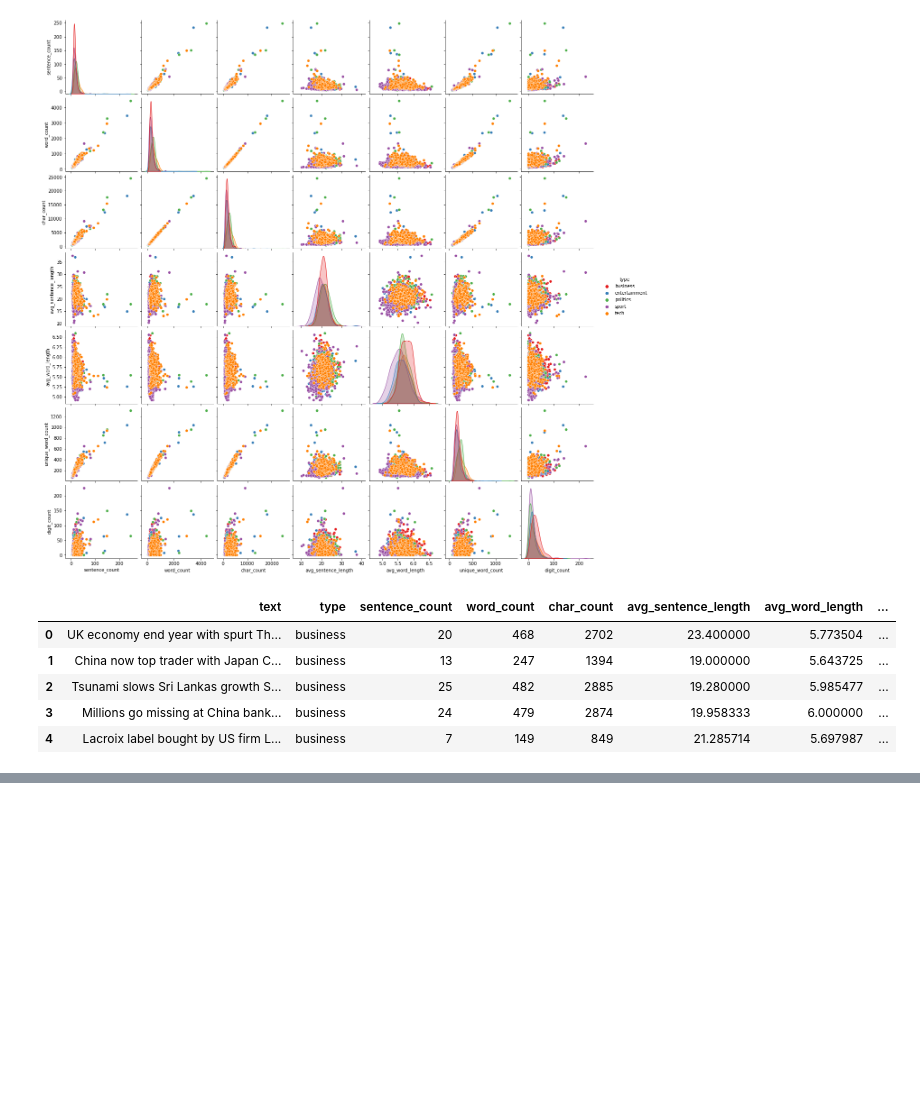
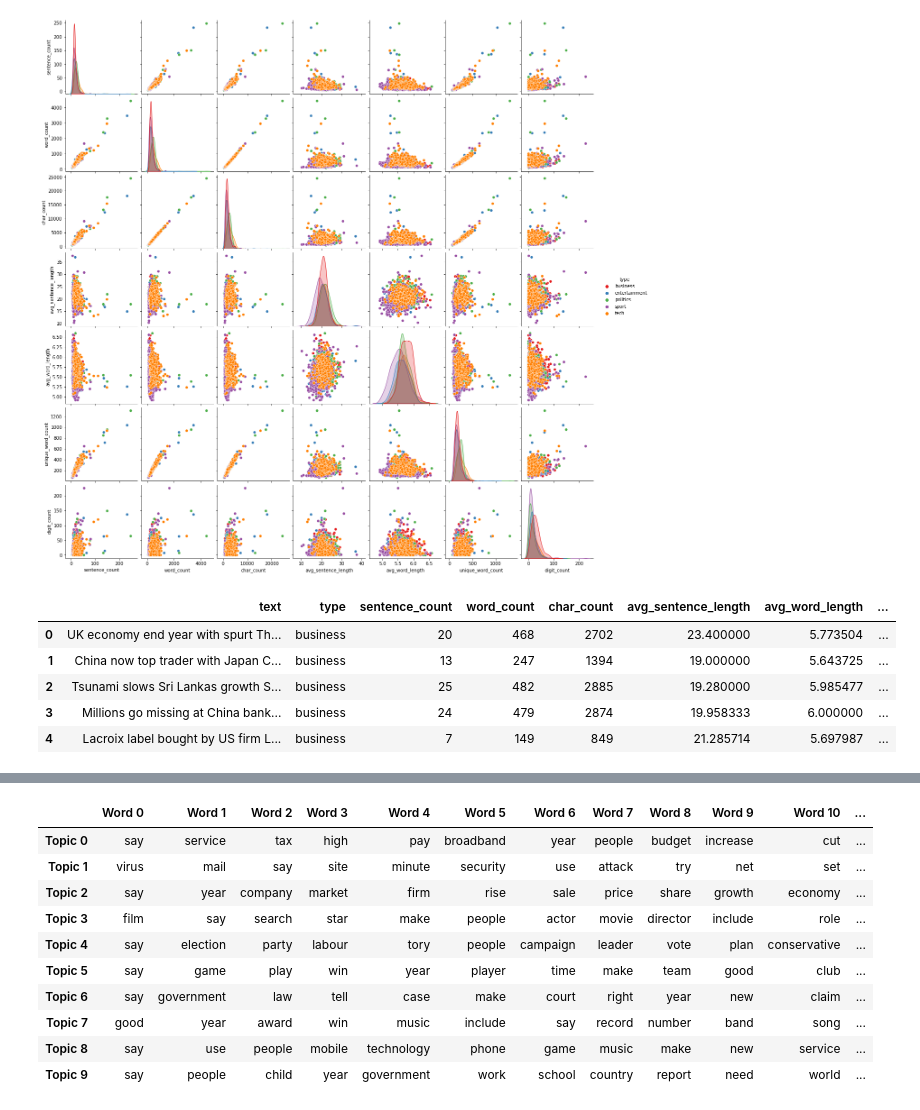
Before and after one commit to harishkollana/Topic-Modeling-on-News-Articles---Clustering, a Jupyter notebook: Topic_Modeling_on_News_Articles_Capstone_Project.ipynb, the cells around one changed output, grey strips where cells are left out. Saved outputs shown, nothing was run; the diff lists cells and outputs as text; code cells hidden in the pictures; blank space fills up the shorter version.

```diff
--- a/Topic_Modeling_on_News_Articles_Capstone_Project.ipynb
+++ b/Topic_Modeling_on_News_Articles_Capstone_Project.ipynb
@@ -677,0 +696,29 @@ topic
+# %%
+# Show top n keywords for each topic
+def show_topics(vectorizer=vectorizer, lda_model=lda_model, n_words=20):
+    keywords = np.array(vectorizer.get_feature_names())
+    topic_keywords = []
+    for topic_weights in lda_model.components_:
+        top_keyword_locs = (-topic_weights).argsort()[:n_words]
+        topic_keywords.append(keywords.take(top_keyword_locs))
+    return topic_keywords
+
+topic_keywords = show_topics(vectorizer=vectorizer, lda_model=best_lda_model, n_words=15)
+
+# Topic - Keywords Dataframe
+df_topic_keywords = pd.DataFrame(topic_keywords)
+df_topic_keywords.columns = ['Word '+str(i) for i in range(df_topic_keywords.shape[1])]
+df_topic_keywords.index = ['Topic '+str(i) for i in range(df_topic_keywords.shape[0])]
+df_topic_keywords
+# %% [output]
+|  | Word 0 | Word 1 | Word 2 | Word 3 | Word 4 | Word 5 | Word 6 | Word 7 | Word 8 | Word 9 | Word 10 | ... |
+| Topic 0 | say | service | tax | high | pay | broadband | year | people | budget | increase | cut | ... |
+| Topic 1 | virus | mail | say | site | minute | security | use | attack | try | net | set | ... |
+| Topic 2 | say | year | company | market | firm | rise | sale | price | share | growth | economy | ... |
+| Topic 3 | film | say | search | star | make | people | actor | movie | director | include | role | ... |
+| Topic 4 | say | election | party | labour | tory | people | campaign | leader | vote | plan | conservative | ... |
+| Topic 5 | say | game | play | win | year | player | time | make | team | good | club | ... |
+| Topic 6 | say | government | law | tell | case | make | court | right | year | new | claim | ... |
+| Topic 7 | good | year | award | win | music | include | say | record | number | band | song | ... |
+| Topic 8 | say | use | people | mobile | technology | phone | game | music | make | new | service | ... |
+| Topic 9 | say | people | child | year | government | work | school | country | report | need | world | ... |
```
Also changed, not shown: parts of 61 cells of this notebook.
